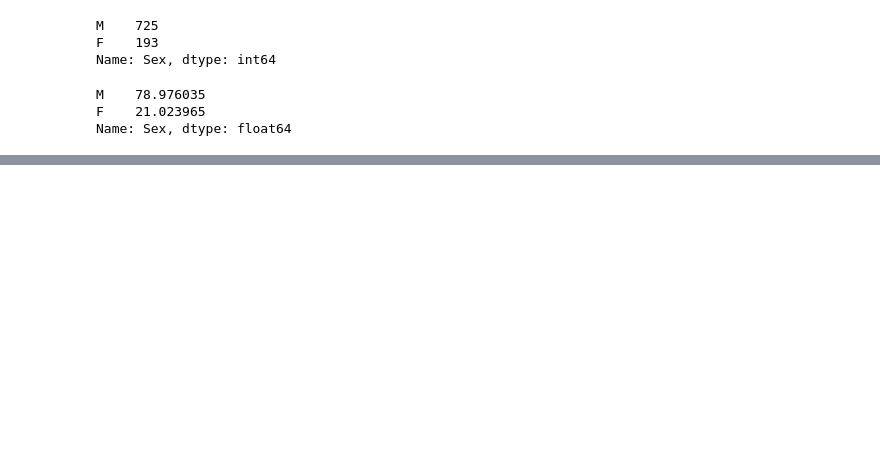
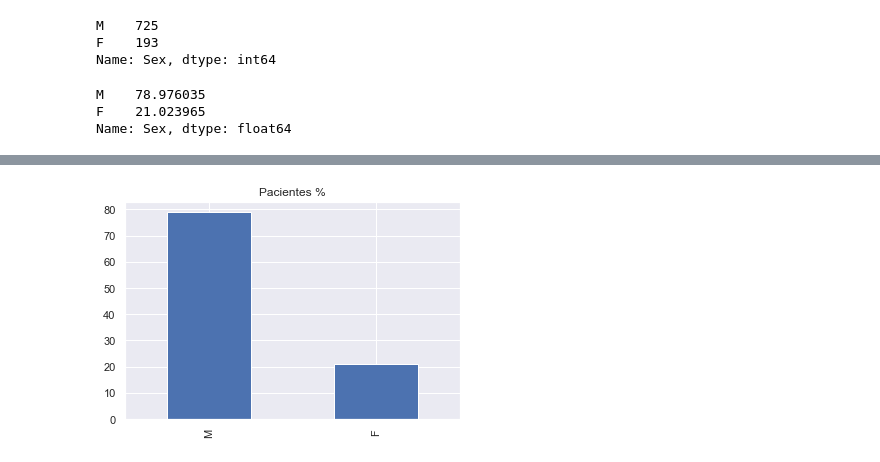
Before and after one commit to camilocbarrera/SR-worksheet-01, a Jupyter notebook: Notebook HT2.ipynb, the cells around one changed output, grey strips where cells are left out. Cells and saved outputs as stored; diff of their text form; code cells hidden in the pictures; blank space fills up the shorter version.

```diff
--- a/Notebook HT2.ipynb
+++ b/Notebook HT2.ipynb
@@ -88,0 +106,5 @@ tkinter.Tcl().eval('info patchlevel')
+# %%
+tabla_frec_rel.plot(kind ='bar', title='Pacientes %')
+plt.show()
+# %% [output]
+[figure, added]
```
Also changed, not shown: parts of 59 cells of this notebook, 2 other files.
